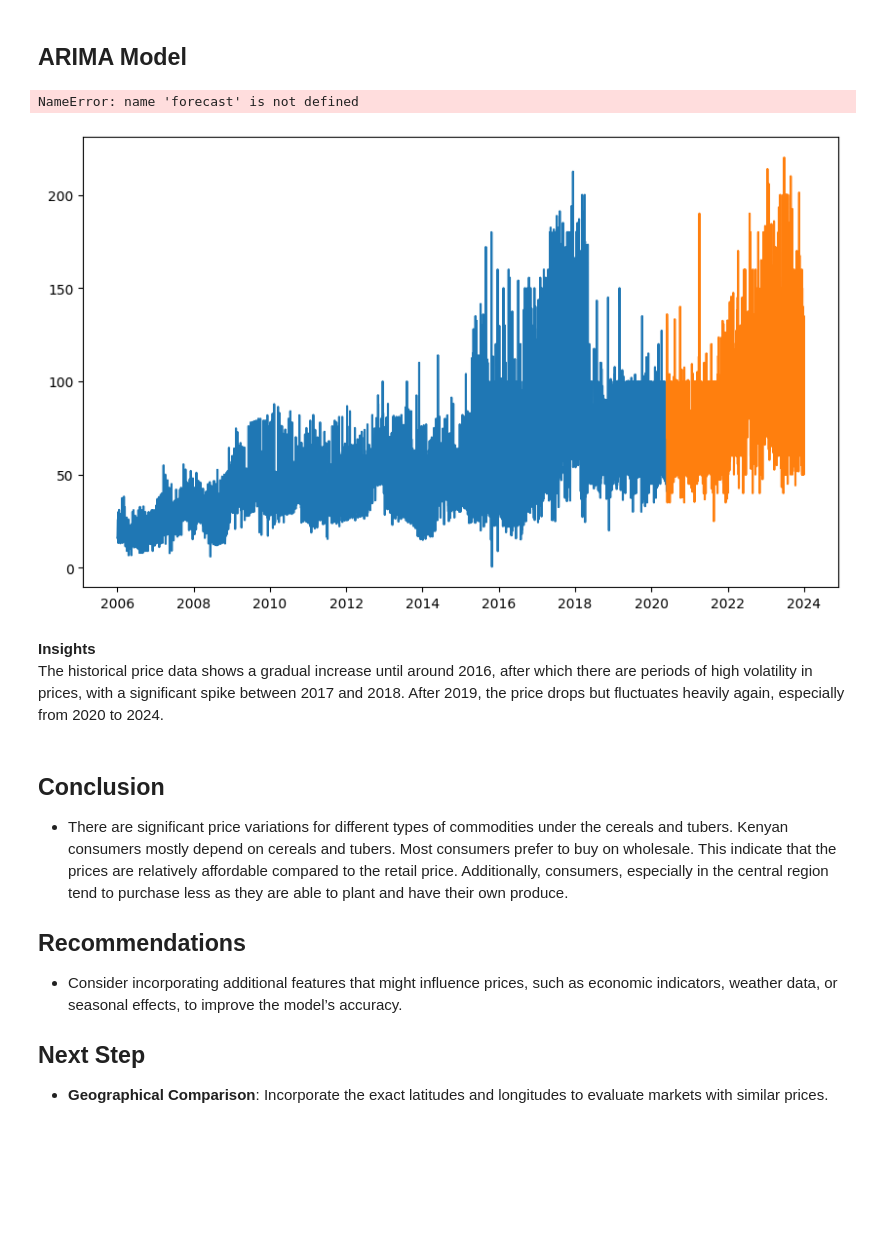
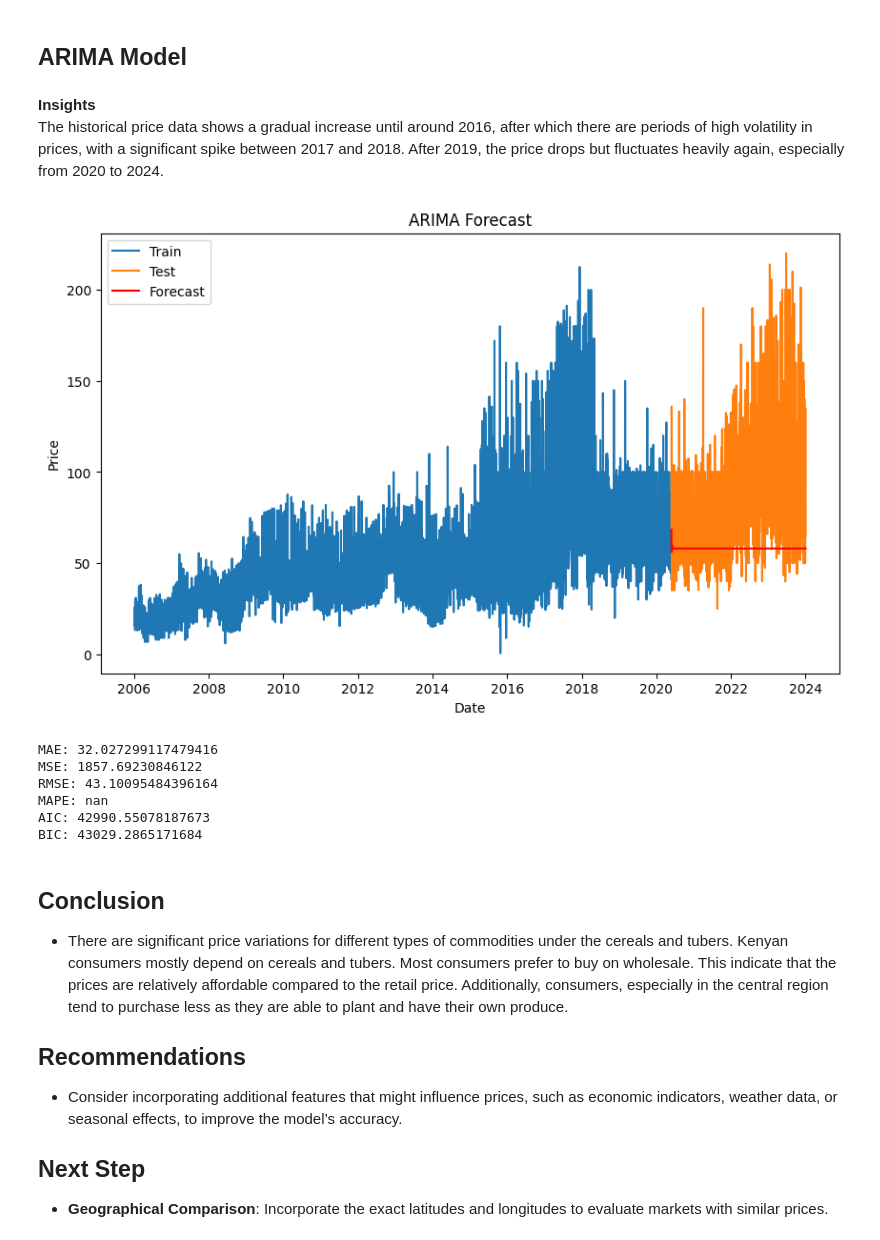
Before and after one commit to jackieMboyaAchieng/Food-Prices, a Jupyter notebook: Food_Price_Analysis.ipynb, the cells around one changed output. Cells and saved outputs as stored; diff of their text form; code cells hidden in the pictures; blank space fills up the shorter version.

Commit message:
Food prices

```diff
--- a/Food_Price_Analysis.ipynb
+++ b/Food_Price_Analysis.ipynb
@@ -812,39 +812,46 @@ cereals_tubers_filtered['standardized_price'].dtype
 dtype('float64')
 # %% [markdown]
 ## ARIMA Model
-# %%
-import matplotlib.dates as mdates
-from statsmodels.tsa.arima.model import ARIMA
-
-# Assuming 'train' and 'test' are your DataFrames and have a DateTime index
-# Create a date range from 2006 to 2024
-date_range = pd.date_range(start='2006', end='2024', periods=len(train) + len(test))
-
-# Update the index of train and test DataFrames
-train.index = date_range[:len(train)]
-test.index = date_range[len(train):]
-
-# Plot the results
-plt.figure(figsize=(10, 6))
-plt.plot(train.index, train['standardized_price'], label='Train')
-plt.plot(test.index, test['standardized_price'], label='Test')
-plt.plot(test.index, forecast, label='Forecast', color='red')
-
-# Format the x-axis to show dates
-plt.gca().xaxis.set_major_locator(mdates.YearLocator(2))
-plt.gca().xaxis.set_major_formatter(mdates.DateFormatter('%Y'))
-
-plt.xlabel("Date")
-plt.ylabel("Price")
-plt.title("ARIMA Forecast")
-plt.legend()
-plt.show()
-# %% [output]
-NameError: name 'forecast' is not defined
-[figure, removed]
 # %% [markdown]
 **Insights**<br>The historical price data shows a gradual increase until around 2016, after which there are periods of high volatility in prices, with a significant spike between 2017 and 2018.
 After 2019, the price drops but fluctuates heavily again, especially from 2020 to 2024.
+# %%
+import matplotlib.dates as mdates
+from statsmodels.tsa.arima.model import ARIMA
+
+# Assuming 'train' and 'test' are your DataFrames and have a DateTime index
+# Create a date range from 2006 to 2024
+date_range = pd.date_range(start='2006', end='2024', periods=len(train) + len(test))
+
+# Update the index of train and test DataFrames
+train.index = date_range[:len(train)]
+test.index = date_range[len(train):]
+
+# Create and fit the ARIMA model
+# Replace (p, d, q) with the appropriate order for your data
+model = ARIMA(train['standardized_price'], order=(5,1,0))
+model_fit = model.fit()
+
+# Generate forecasts
+forecast = model_fit.predict(start=len(train), end=len(train)+len(test)-1)
+
+# Plot the results
+plt.figure(figsize=(10, 6))
+plt.plot(train.index, train['standardized_price'], label='Train')
+plt.plot(test.index, test['standardized_price'], label='Test')
+plt.plot(test.index, forecast, label='Forecast', color='red')
+
+# Format the x-axis to show dates
+plt.gca().xaxis.set_major_locator(mdates.YearLocator(2))
+plt.gca().xaxis.set_major_formatter(mdates.DateFormatter('%Y'))
+
+plt.xlabel("Date")
+plt.ylabel("Price")
+plt.title("ARIMA Forecast")
+plt.legend()
+plt.show()
+# %% [output]
+[figure, added]
 # %%
 import pandas as pd
 import numpy as np
@@ -869,6 +876,13 @@ print(f"RMSE: {rmse}")
 print(f"MAPE: {mape}")
 print(f"AIC: {aic}")
 print(f"BIC: {bic}")
+# %% [output]
+MAE: 32.027299117479416
+MSE: 1857.69230846122
+RMSE: 43.10095484396164
+MAPE: nan
+AIC: 42990.55078187673
+BIC: 43029.2865171684
 # %% [markdown]
 ## Conclusion
 - There are significant price variations for different types of commodities under the cereals and tubers. Kenyan consumers mostly depend on cereals and tubers. Most consumers prefer to buy on wholesale. This indicate that the prices are relatively affordable compared to the retail price. Additionally, consumers, especially in the central region tend to purchase less as they are able to plant and have their own produce.
```
